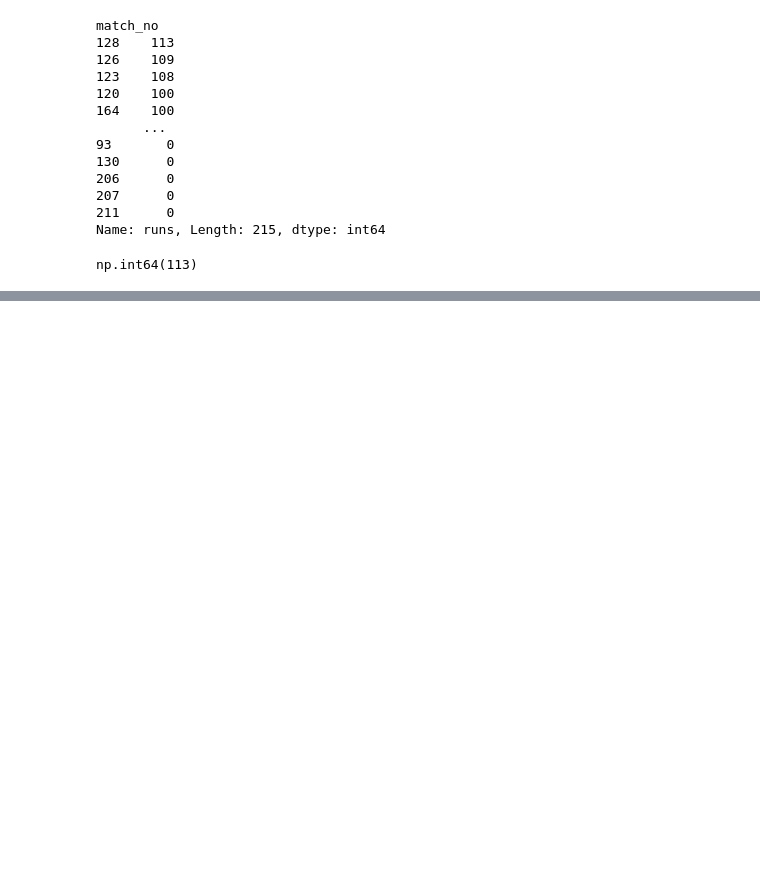
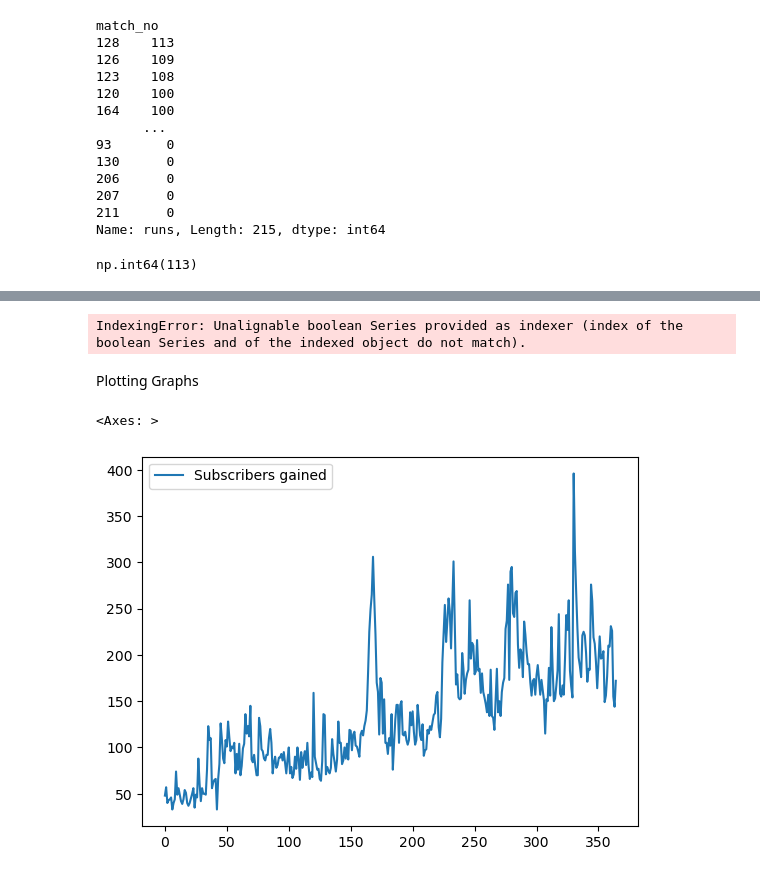
Before and after one commit to sanjogbhalla16/Numpy-and-Pandas-CampusX, a Jupyter notebook: Day4-Pandas-Session-One-CampusX.ipynb, the cells around one changed output, grey strips where cells are left out. Drawn from its saved outputs; the diff is of its cells as text; code cells hidden in the pictures; blank space fills up the shorter version.

Commit message:
series in pandas

```diff
--- a/Day4-Pandas-Session-One-CampusX.ipynb
+++ b/Day4-Pandas-Session-One-CampusX.ipynb
@@ -274,0 +776,11 @@ np.int64(113)
+# %%
+movies[movies.value_counts() > 20]
+# %% [output]
+IndexingError: Unalignable boolean Series provided as indexer (index of the boolean Series and of the indexed object do not match).
+# %% [markdown]
+Plotting Graphs
+# %%
+subs.plot()
+# %% [output]
+<Axes: >
+[figure, added]
```
Also changed, not shown: parts of 59 cells of this notebook.
